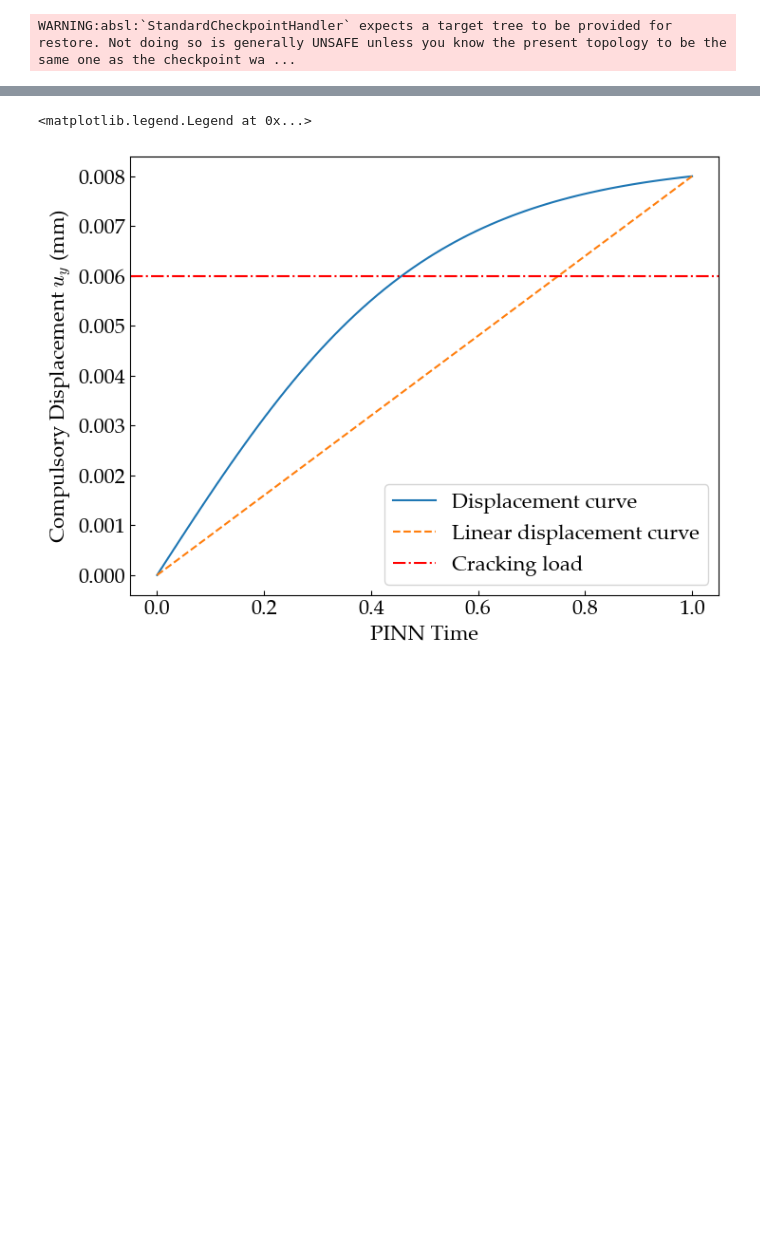
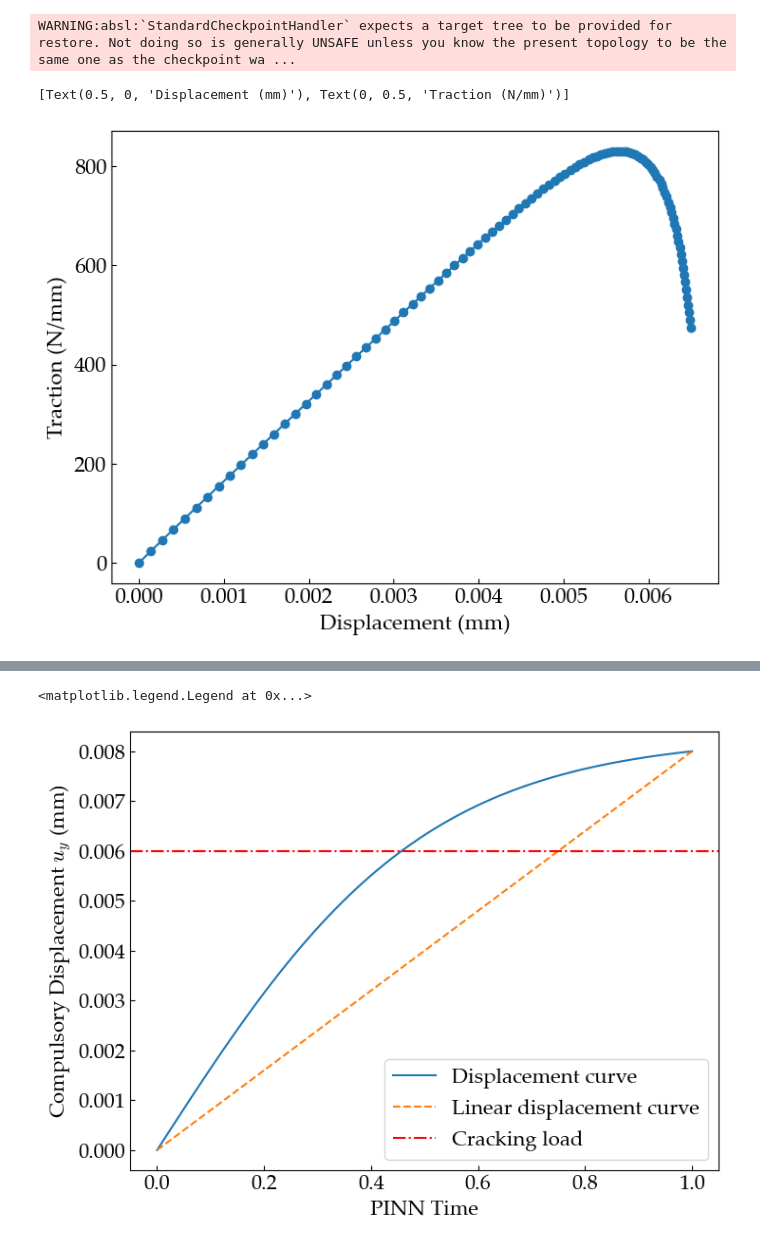
Before and after one commit to NanxiiChen/irr-pinn, a Jupyter notebook: examples/fracture/eval.ipynb, the cells around one changed output, grey strips where cells are left out. Cells and saved outputs as stored; diff of their text form; code cells hidden in the pictures; blank space fills up the shorter version.

```diff
--- a/examples/fracture/eval.ipynb
+++ b/examples/fracture/eval.ipynb
@@ -43,25 +43,36 @@ WARNING:absl:`StandardCheckpointHandler` expects a target tree to be provided fo
 # %%
 ts = jnp.linspace(0, 1, 101)
 # mesh = jnp.load(f"{cfg.DATA_PATH}/mesh_points.npy") / cfg.Lc
 xs = jnp.linspace(-0.5, 0.5, 1000)
 ys = jnp.ones_like(xs) * 0.5
 top_mesh = jnp.stack([xs, ys], axis=1)
 
 tractions = []
 for idx, tic in enumerate(ts):
     t = jnp.ones_like(top_mesh[:, 0]) * tic
     t = t.reshape(-1, 1)
     # phi, disp = vmap(
     #     pinn.net_u, in_axes=(None, 0, 0)
     # )(params, top_mesh, t)
 
     sigma = vmap(
         pinn.sigma, in_axes=(None, 0, 0)
     )(params, top_mesh, t)
     sigma_yy = sigma[:, -1, -1]
     traction_yy = jnp.sum(
         (sigma_yy[:-1] + sigma_yy[1:]) / 2 * (xs[1:] - xs[:-1])
     )
     tractions.append(traction_yy)
 tractions = jnp.array(tractions)
+%matplotlib inline
+loading = cfg.loading(ts)
+fig, ax = plt.subplots(figsize=(8, 6))
+ax.plot(loading, tractions, label="traction", marker="o",)
+ax.set(
+    xlabel="Displacement (mm)",
+    ylabel="Traction (N/mm)",
+)
+# %% [output]
+[Text(0.5, 0, 'Displacement (mm)'), Text(0, 0.5, 'Traction (N/mm)')]
+[figure, added]
 # %%
```
Also changed, not shown: parts of 3 cells of this notebook, 3 other files.
